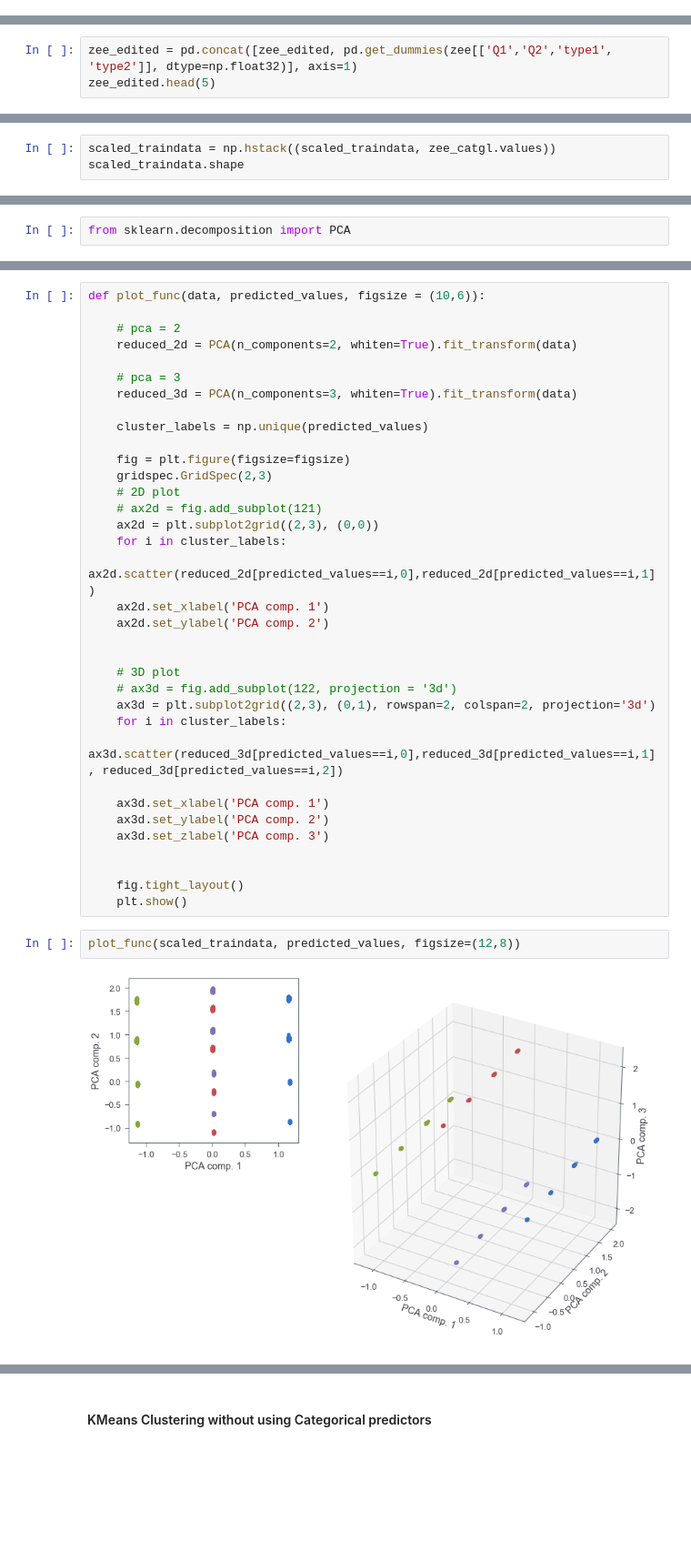
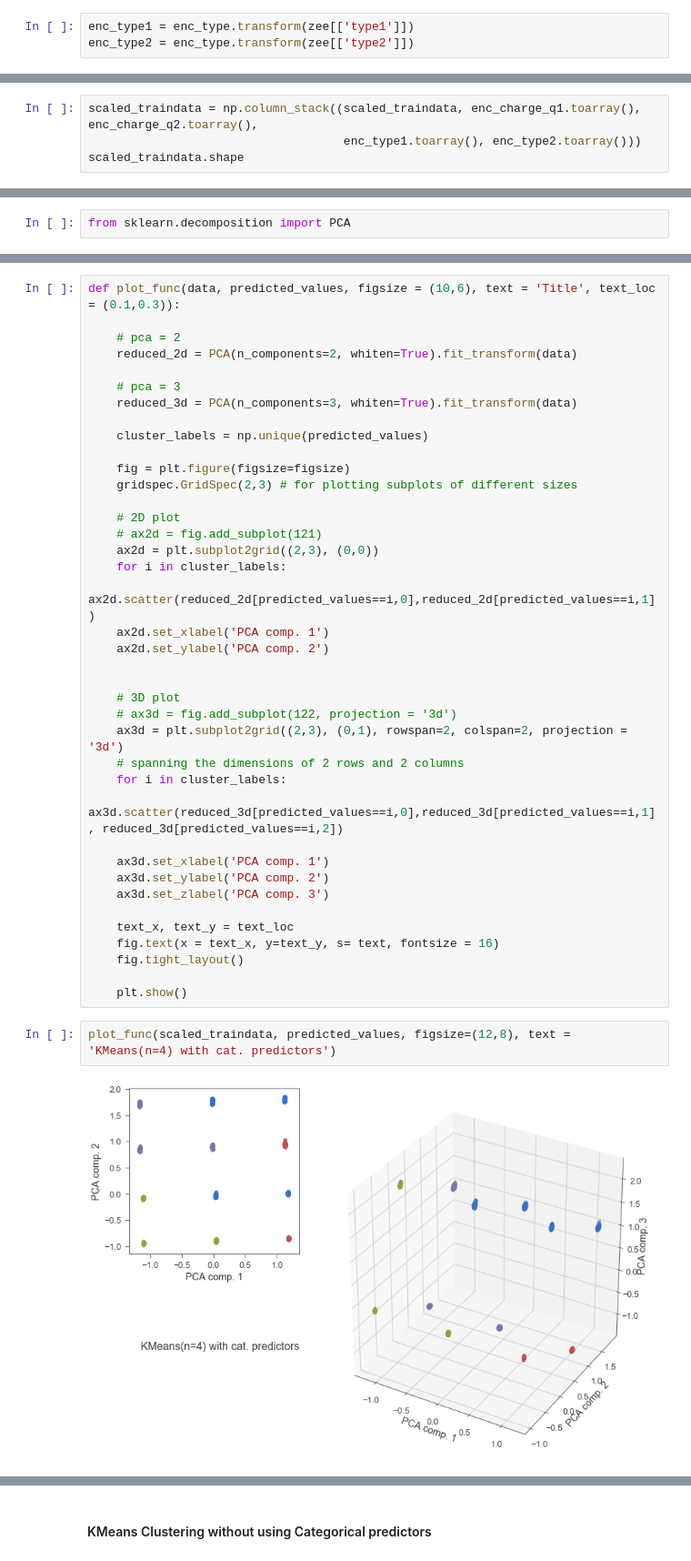
Before and after one commit to sameervk/Unsupervised_ML_of_Z_boson_decay, a Jupyter notebook: Zee-decay_experimental_v1.ipynb, the cells around one changed output, grey strips where cells are left out. Shown at 91% size. Drawn from its saved outputs; the diff is of its cells as text; blank space fills up the shorter version.

```diff
--- a/Zee-decay_experimental_v1.ipynb
+++ b/Zee-decay_experimental_v1.ipynb
@@ -290,0 +339,3 @@ pd.get_dummies(zee[['Q1','Q2','type1', 'type2']], dtype=np.float32)
+# %%
+enc_type1 = enc_type.transform(zee[['type1']])
+enc_type2 = enc_type.transform(zee[['type2']])
@@ -301,3 +368,0 @@ zee_catgl.head(5)
-# %%
-zee_edited = pd.concat([zee_edited, pd.get_dummies(zee[['Q1','Q2','type1', 'type2']], dtype=np.float32)], axis=1)
-zee_edited.head(5)
@@ -353,4 +414,5 @@ array([ 3.75667e+01,  2.28920e+00,  2.05260e+00,  2.51000e-02,
 # %%
-scaled_traindata = np.hstack((scaled_traindata, zee_catgl.values))
+scaled_traindata = np.column_stack((scaled_traindata, enc_charge_q1.toarray(), enc_charge_q2.toarray(),
+                                    enc_type1.toarray(), enc_type2.toarray()))
 scaled_traindata.shape
 # %% [output]
@@ -392,5 +455,5 @@ import matplotlib.gridspec as gridspec
 # %%
-def plot_func(data, predicted_values, figsize = (10,6)):
+def plot_func(data, predicted_values, figsize = (10,6), text = 'Title', text_loc = (0.1,0.3)):
 
     # pca = 2
     reduced_2d = PCA(n_components=2, whiten=True).fit_transform(data)
@@ -401,7 +464,8 @@ def plot_func(data, predicted_values, figsize = (10,6)):
     cluster_labels = np.unique(predicted_values)
 
     fig = plt.figure(figsize=figsize)
-    gridspec.GridSpec(2,3)
+    gridspec.GridSpec(2,3) # for plotting subplots of different sizes
+
     # 2D plot
     # ax2d = fig.add_subplot(121)
     ax2d = plt.subplot2grid((2,3), (0,0))
@@ -413,7 +477,8 @@ def plot_func(data, predicted_values, figsize = (10,6)):
 
     # 3D plot
     # ax3d = fig.add_subplot(122, projection = '3d')
-    ax3d = plt.subplot2grid((2,3), (0,1), rowspan=2, colspan=2, projection='3d')
+    ax3d = plt.subplot2grid((2,3), (0,1), rowspan=2, colspan=2, projection = '3d')
+    # spanning the dimensions of 2 rows and 2 columns
     for i in cluster_labels:
         ax3d.scatter(reduced_3d[predicted_values==i,0],reduced_3d[predicted_values==i,1], reduced_3d[predicted_values==i,2])
 
@@ -421,11 +486,13 @@ def plot_func(data, predicted_values, figsize = (10,6)):
     ax3d.set_ylabel('PCA comp. 2')
     ax3d.set_zlabel('PCA comp. 3')
 
+    text_x, text_y = text_loc
+    fig.text(x = text_x, y=text_y, s= text, fontsize = 16)
+    fig.tight_layout()
 
-    fig.tight_layout()
     plt.show()
 # %%
-plot_func(scaled_traindata, predicted_values, figsize=(12,8))
+plot_func(scaled_traindata, predicted_values, figsize=(12,8), text = 'KMeans(n=4) with cat. predictors')
 # %% [output]
-[figure, old version]
+[figure, new version]
 # %% [markdown]
```
Also changed, not shown: parts of 250 cells of this notebook.
